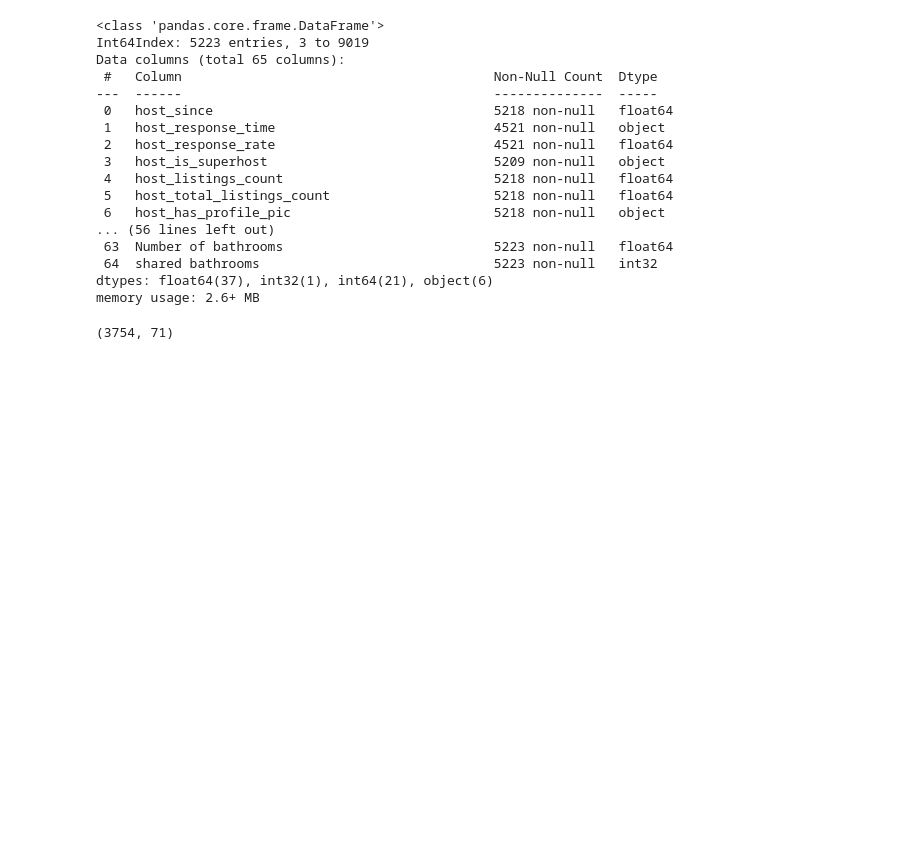
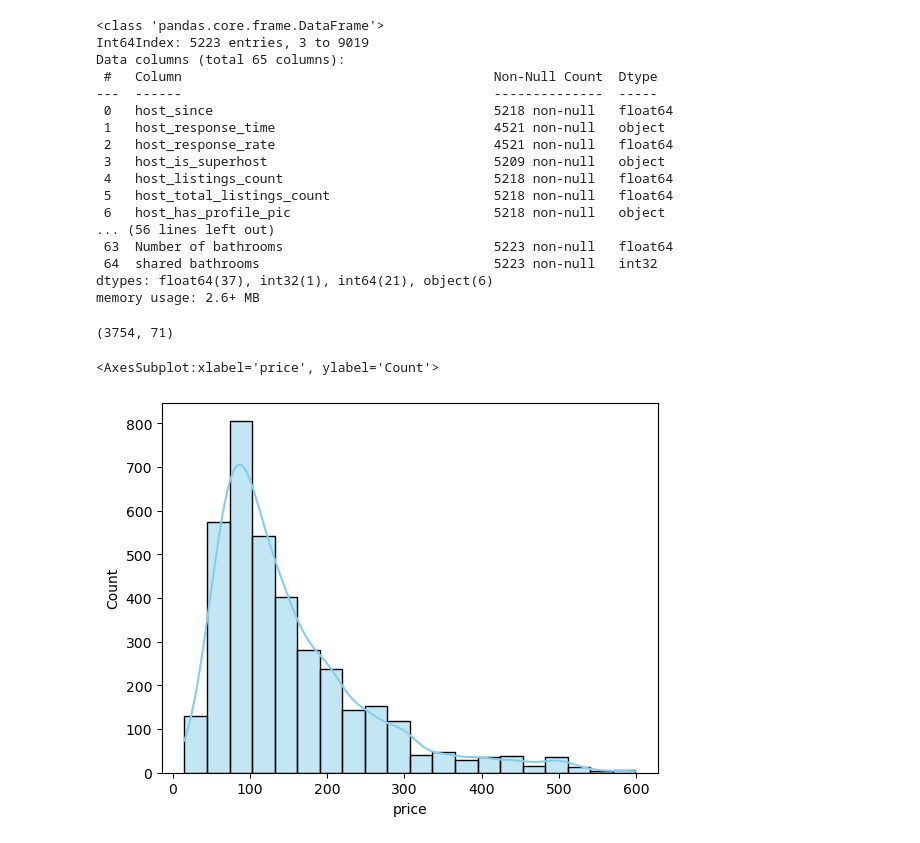
Before and after one commit to alexCCTcollege/Capstone, a Jupyter notebook: Transform.ipynb, the cells around one changed output. Drawn from its saved outputs; the diff is of its cells as text; code cells hidden in the pictures; blank space fills up the shorter version.

```diff
--- a/Transform.ipynb
+++ b/Transform.ipynb
@@ -504,3 +504,27 @@ listings = listings.dropna()
 listings.shape
 # %% [output]
 (3754, 71)
+# %%
+POI = {
+(53.34981160890748, -6.260399799731463) : 'Spire',
+(53.355994966860045, -6.305268344885254) : 'zoo',
+(53.36612728064634, -6.3304055657332565) :'Phoenix park visitor centre',
+(53.341977901053305, -6.286904235573931) :'guinnes storehouse',
+(53.343932837025875, -6.255594155001358) :'trinity',
+(53.34083682149457, -6.252890225778366) :'national gallery',
+(53.34281213983377, -6.300106574273812) :'Irish museum modern art',
+(53.339464362433574, -6.271425103036497) :'Saint patrick' }
+
+def haversine_distance(coord1, coord2):
+    return geodesic(coord1, coord2).kilometers
+
+# Calculate distances for each POI and create new columns in the DataFrame
+for poi_coord, poi_name in POI.items():
+    listings[poi_name + '_distance'] = listings.apply(lambda row: haversine_distance((row['latitude_x'], row['longitude_x']), poi_coord),
+        axis=1
+    )
+# %%
+sns.histplot(listings[listings['price']<600]['price'], kde=True, bins=20, color='skyblue')
+# %% [output]
+<AxesSubplot:xlabel='price', ylabel='Count'>
+[figure, added]
```
Also changed, not shown: parts of 4 cells of this notebook.
